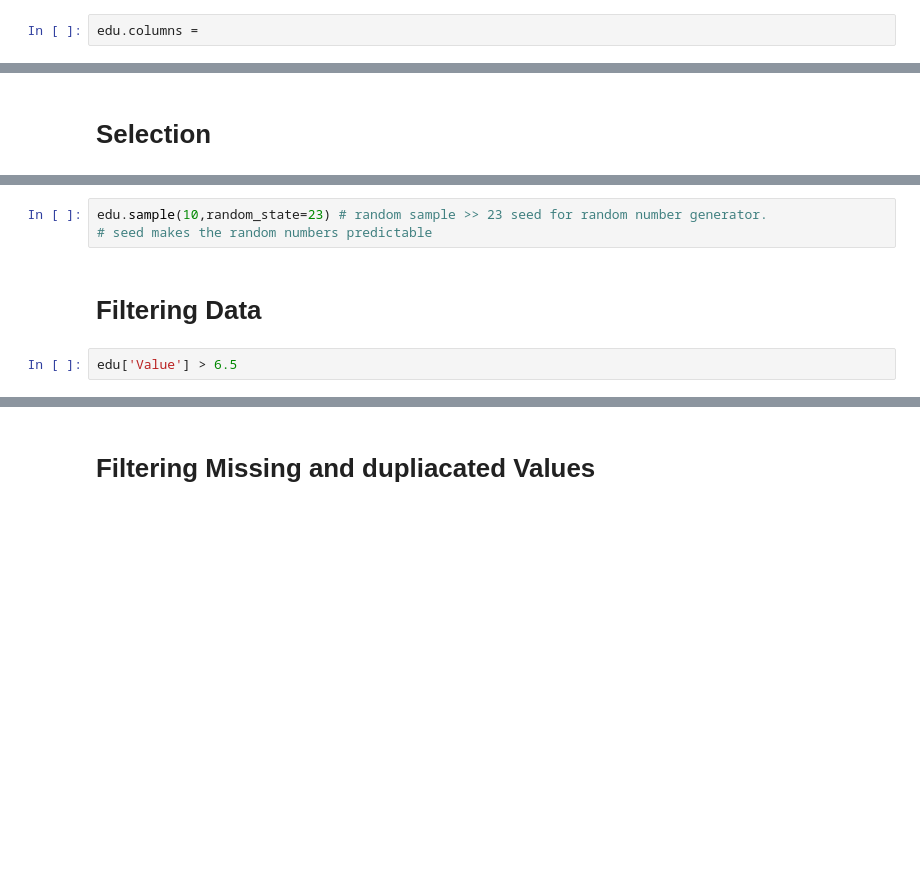
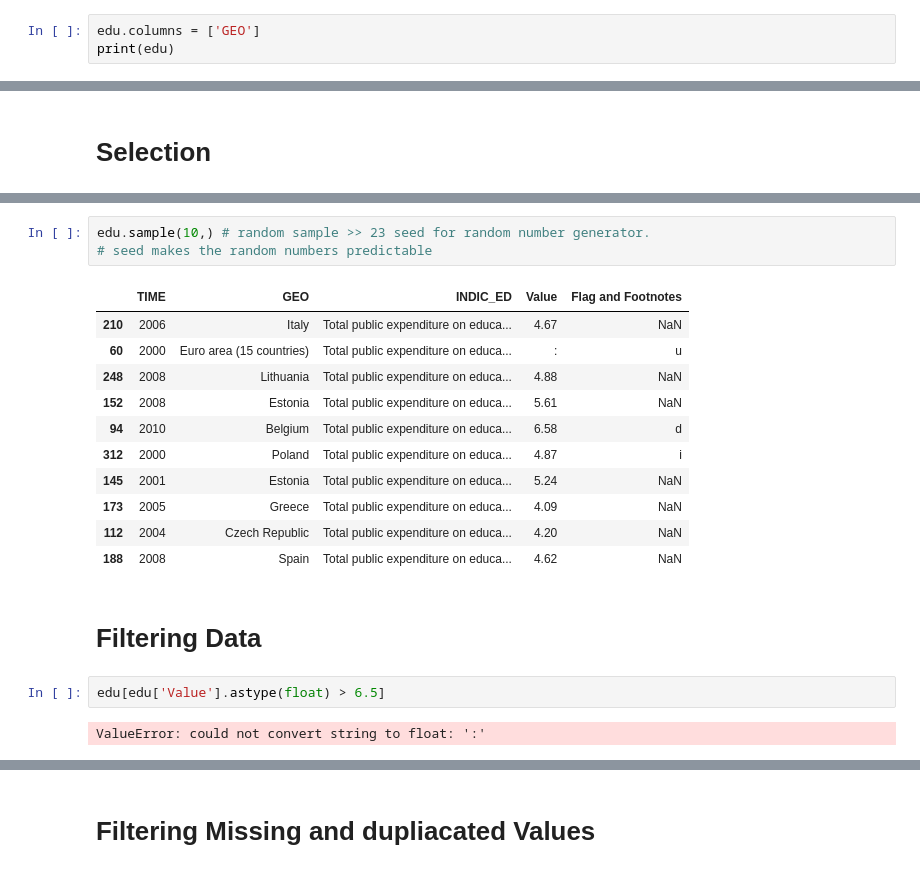
Before and after one commit to Tuwaiq-DS-ML-bootcamp-V-7/Day-8, a Jupyter notebook: 3-Pandas.ipynb, the cells around one changed output, grey strips where cells are left out. Saved outputs shown, nothing was run; the diff lists cells and outputs as text; blank space fills up the shorter version.

```diff
--- a/3-Pandas.ipynb
+++ b/3-Pandas.ipynb
@@ -138,2 +378,3 @@ edu.columns
 # %%
-edu.columns =
+edu.columns = ['GEO']
+print(edu)
@@ -167,10 +513,24 @@ edu.loc[90:94,:] #[rows, columns=all]
 # %%
-edu.sample(10,random_state=23) # random sample >> 23 seed for random number generator.
+edu.sample(10,) # random sample >> 23 seed for random number generator.
 # seed makes the random numbers predictable
+# %% [output]
+|  | TIME | GEO | INDIC_ED | Value | Flag and Footnotes |
+| 210 | 2006 | Italy | Total public expenditure on educa... | 4.67 | NaN |
+| 60 | 2000 | Euro area (15 countries) | Total public expenditure on educa... | : | u |
+| 248 | 2008 | Lithuania | Total public expenditure on educa... | 4.88 | NaN |
+| 152 | 2008 | Estonia | Total public expenditure on educa... | 5.61 | NaN |
+| 94 | 2010 | Belgium | Total public expenditure on educa... | 6.58 | d |
+| 312 | 2000 | Poland | Total public expenditure on educa... | 4.87 | i |
+| 145 | 2001 | Estonia | Total public expenditure on educa... | 5.24 | NaN |
+| 173 | 2005 | Greece | Total public expenditure on educa... | 4.09 | NaN |
+| 112 | 2004 | Czech Republic | Total public expenditure on educa... | 4.20 | NaN |
+| 188 | 2008 | Spain | Total public expenditure on educa... | 4.62 | NaN |
 # %% [markdown]
 # Filtering Data
 # %%
-edu['Value'] > 6.5
+edu[edu['Value'].astype(float) > 6.5]
+# %% [output]
+ValueError: could not convert string to float: ':'
 # %%
 # Another way of selection
 # by applying Boolean indexing. This indexing is commonly known as a filter.
```
Also changed, not shown: parts of 67 cells of this notebook.
